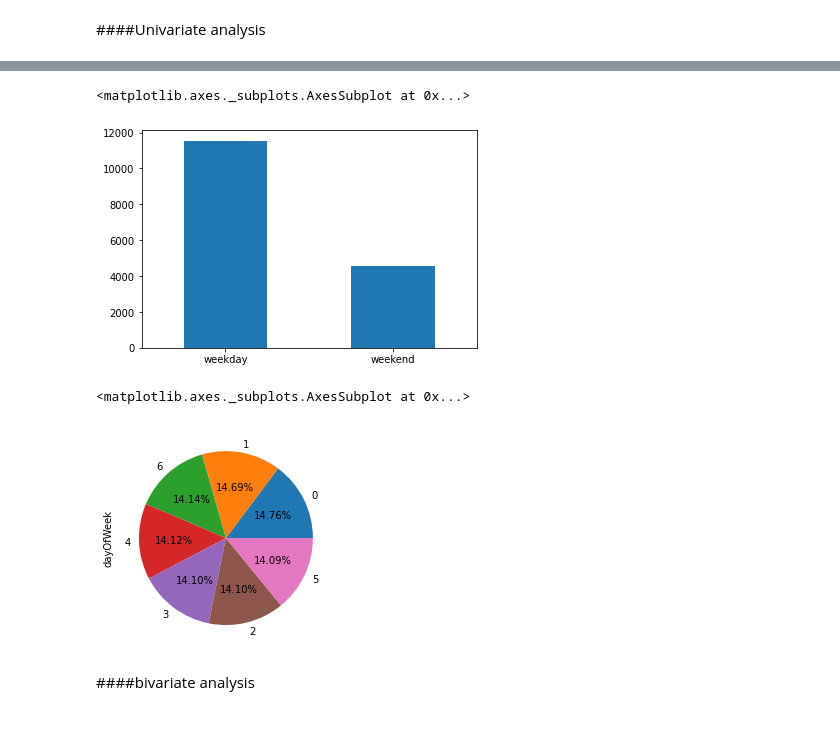
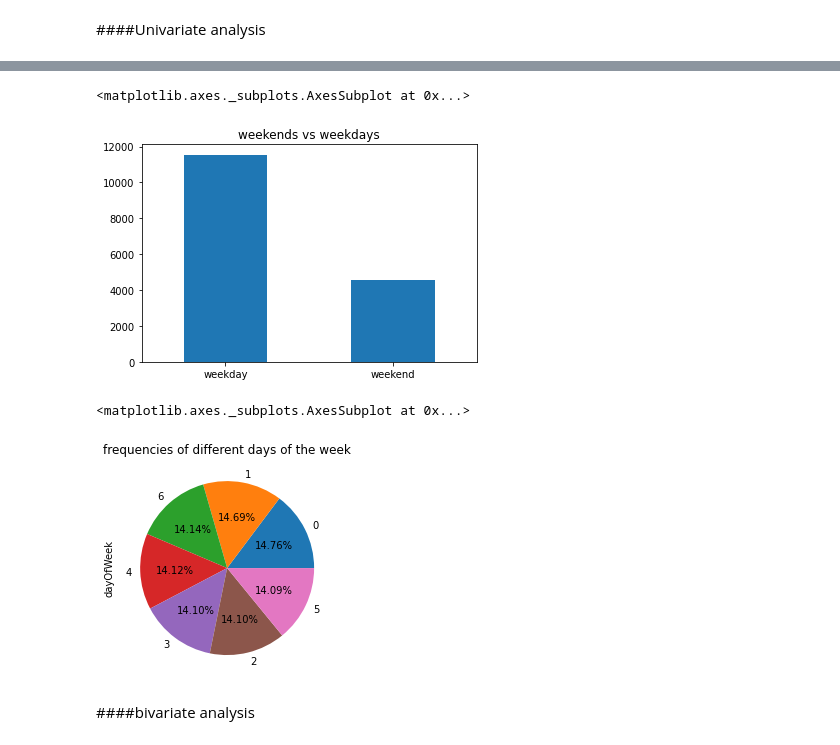
Before and after one commit to draglar/car-sharing-and-recharging, a Jupyter notebook: Ian_Muigai_Dsc6_Core_week_4_.ipynb, the cells around one changed output, grey strips where cells are left out. Drawn from its saved outputs; the diff is of its cells as text; code cells hidden in the pictures.

```diff
--- a/Ian_Muigai_Dsc6_Core_week_4_.ipynb
+++ b/Ian_Muigai_Dsc6_Core_week_4_.ipynb
@@ -345,13 +345,13 @@ autolib['month'].value_counts().plot(kind='bar')
 # %%
-autolib['day_type'].value_counts().plot(kind='bar',rot=0)
+autolib['day_type'].value_counts().plot(kind='bar',rot=0,title='weekends vs weekdays')
 # %% [output]
 <matplotlib.axes._subplots.AxesSubplot at 0x...>
-[figure, old version]
+[figure, new version]
 # %%
-autolib['dayOfWeek'].value_counts().plot(kind='pie',rot=0,autopct='%0.2f%%')
+autolib['dayOfWeek'].value_counts().plot(kind='pie',rot=0,autopct='%0.2f%%',title='frequencies of different days of the week')
 # %% [output]
 <matplotlib.axes._subplots.AxesSubplot at 0x...>
-[figure, old version]
+[figure, new version]
 # %% [markdown]
 ####bivariate analysis
 # %%
```
Also changed, not shown: parts of 3 cells of this notebook.
